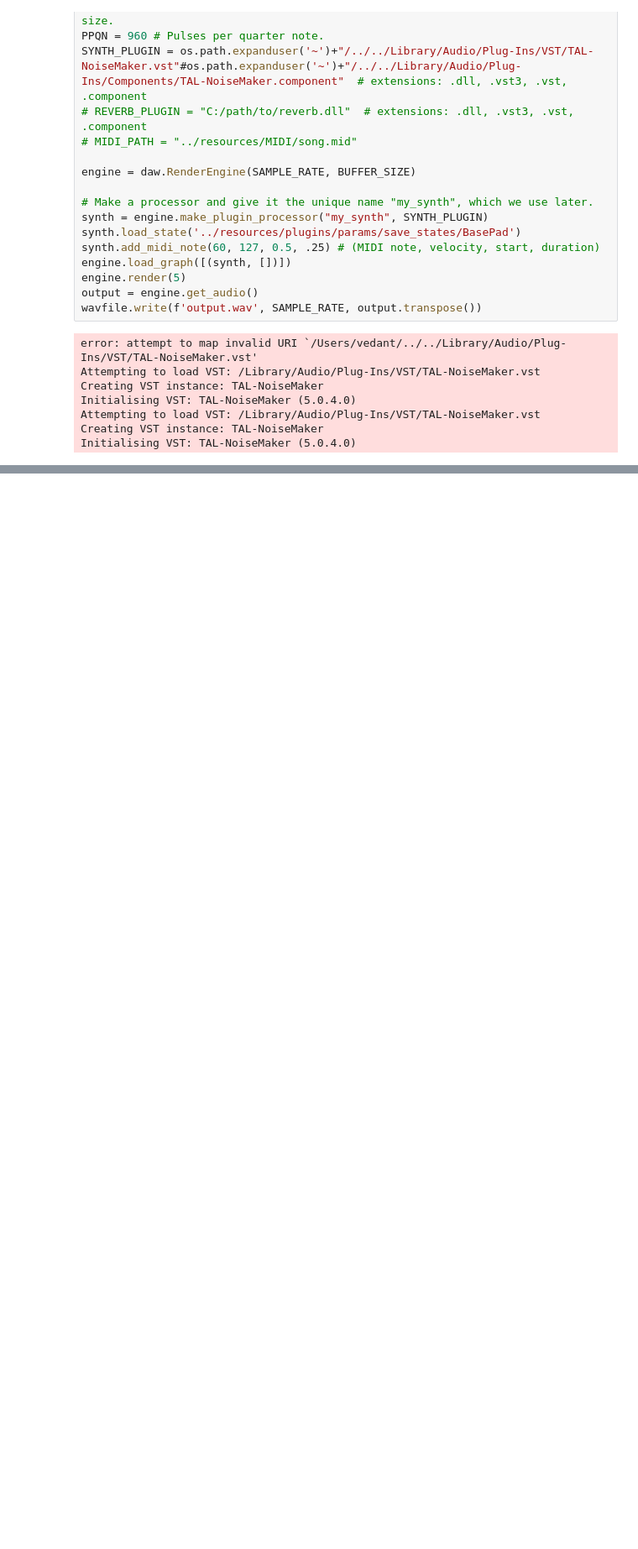
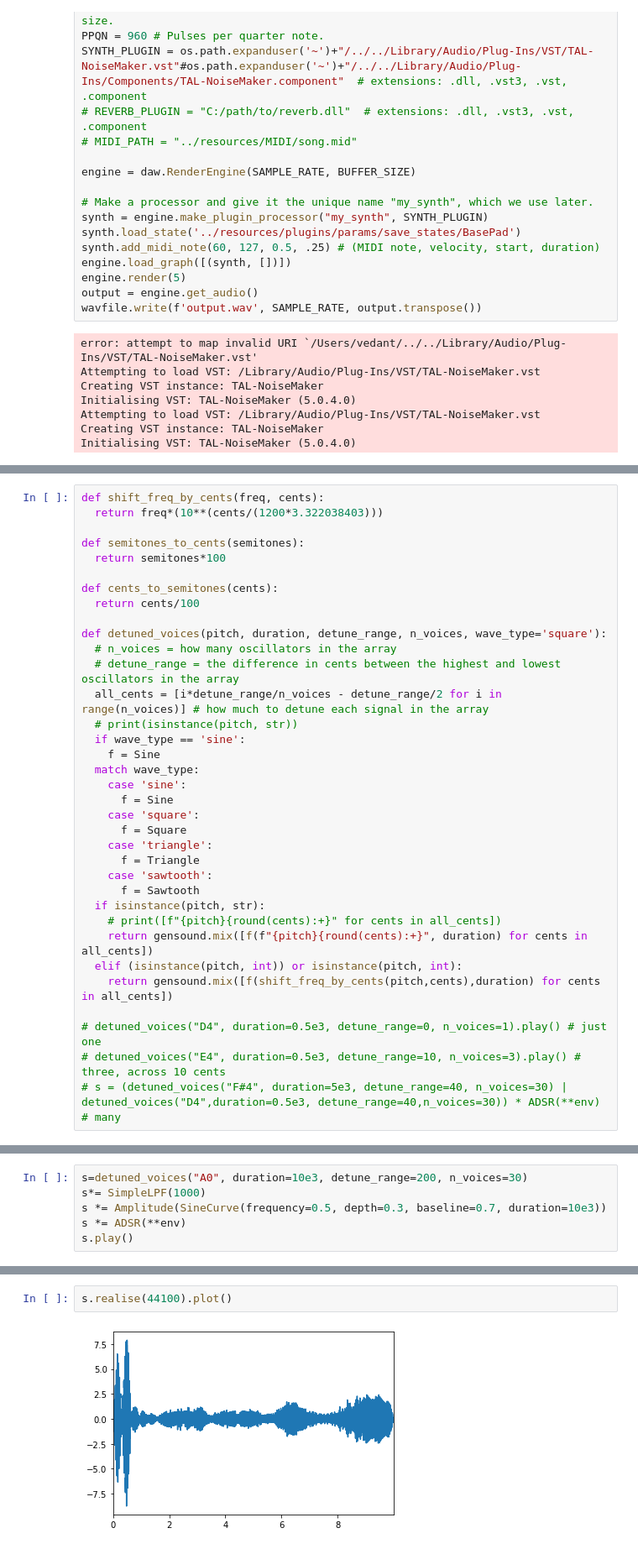
Before and after one commit to VedantKalbag/AmbientMusicSynthesis, a Jupyter notebook: src/prototyping.ipynb, the cells around one changed output, grey strips where cells are left out. Shown at 84% size. Saved outputs shown, nothing was run; the diff lists cells and outputs as text; blank space fills up the shorter version.

```diff
--- a/src/prototyping.ipynb
+++ b/src/prototyping.ipynb
@@ -397,0 +488,35 @@ Initialising VST: TAL-NoiseMaker (5.0.4.0)
+# %%
+def shift_freq_by_cents(freq, cents):
+  return freq*(10**(cents/(1200*3.322038403)))
+
+def semitones_to_cents(semitones):
+  return semitones*100
+
+def cents_to_semitones(cents):
+  return cents/100
+
+def detuned_voices(pitch, duration, detune_range, n_voices, wave_type='square'):
+  # n_voices = how many oscillators in the array
+  # detune_range = the difference in cents between the highest and lowest oscillators in the array
+  all_cents = [i*detune_range/n_voices - detune_range/2 for i in range(n_voices)] # how much to detune each signal in the array
+  # print(isinstance(pitch, str))
+  if wave_type == 'sine':
+    f = Sine
+  match wave_type:
+    case 'sine':
+      f = Sine
+    case 'square':
+      f = Square
+    case 'triangle':
+      f = Triangle
+    case 'sawtooth':
+      f = Sawtooth
+  if isinstance(pitch, str):
+    # print([f"{pitch}{round(cents):+}" for cents in all_cents])
+    return gensound.mix([f(f"{pitch}{round(cents):+}", duration) for cents in all_cents])
+  elif (isinstance(pitch, int)) or isinstance(pitch, int):
+    return gensound.mix([f(shift_freq_by_cents(pitch,cents),duration) for cents in all_cents])
+
+# detuned_voices("D4", duration=0.5e3, detune_range=0, n_voices=1).play() # just one
+# detuned_voices("E4", duration=0.5e3, detune_range=10, n_voices=3).play() # three, across 10 cents
+# s = (detuned_voices("F#4", duration=5e3, detune_range=40, n_voices=30) | detuned_voices("D4",duration=0.5e3, detune_range=40,n_voices=30)) * ADSR(**env) # many
@@ -397,0 +543,6 @@ Initialising VST: TAL-NoiseMaker (5.0.4.0)
+# %%
+s=detuned_voices("A0", duration=10e3, detune_range=200, n_voices=30)
+s*= SimpleLPF(1000)
+s *= Amplitude(SineCurve(frequency=0.5, depth=0.3, baseline=0.7, duration=10e3))
+s *= ADSR(**env)
+s.play()
@@ -397,0 +552,4 @@ Initialising VST: TAL-NoiseMaker (5.0.4.0)
+# %%
+s.realise(44100).plot()
+# %% [output]
+[figure, added]
```
Also changed, not shown: parts of 29 cells of this notebook, 3 other files.
